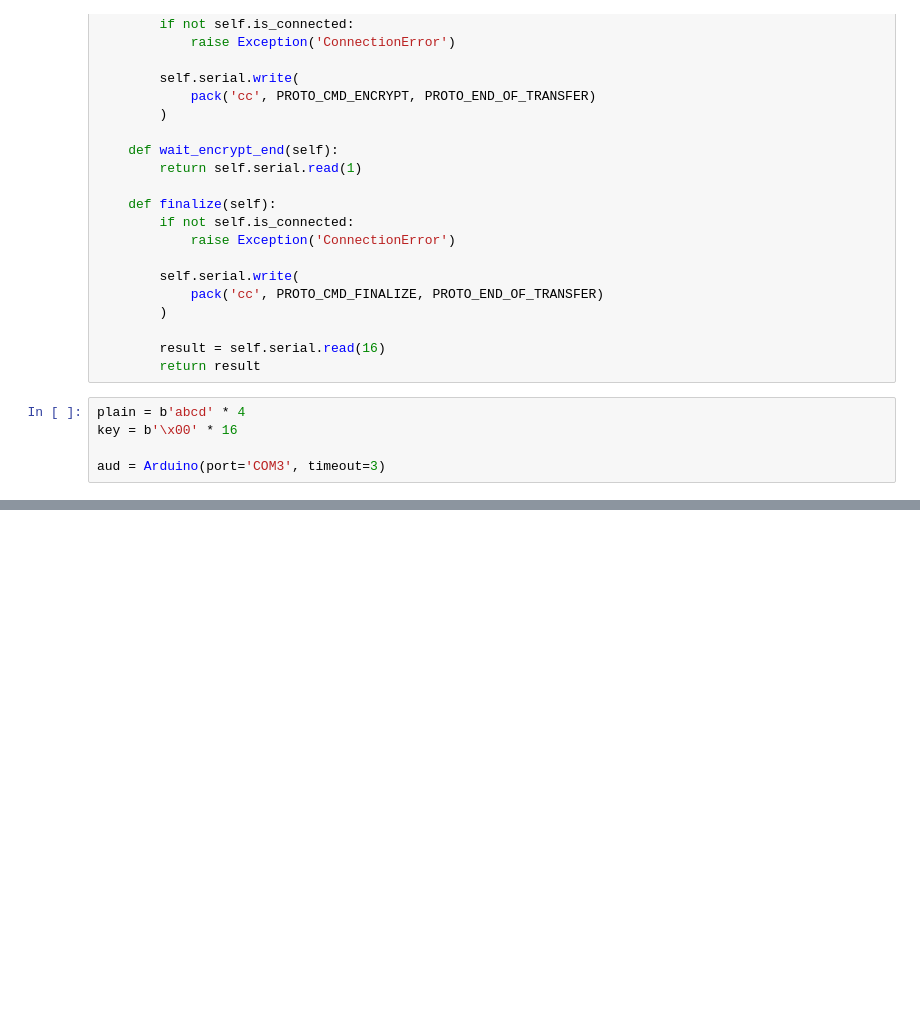
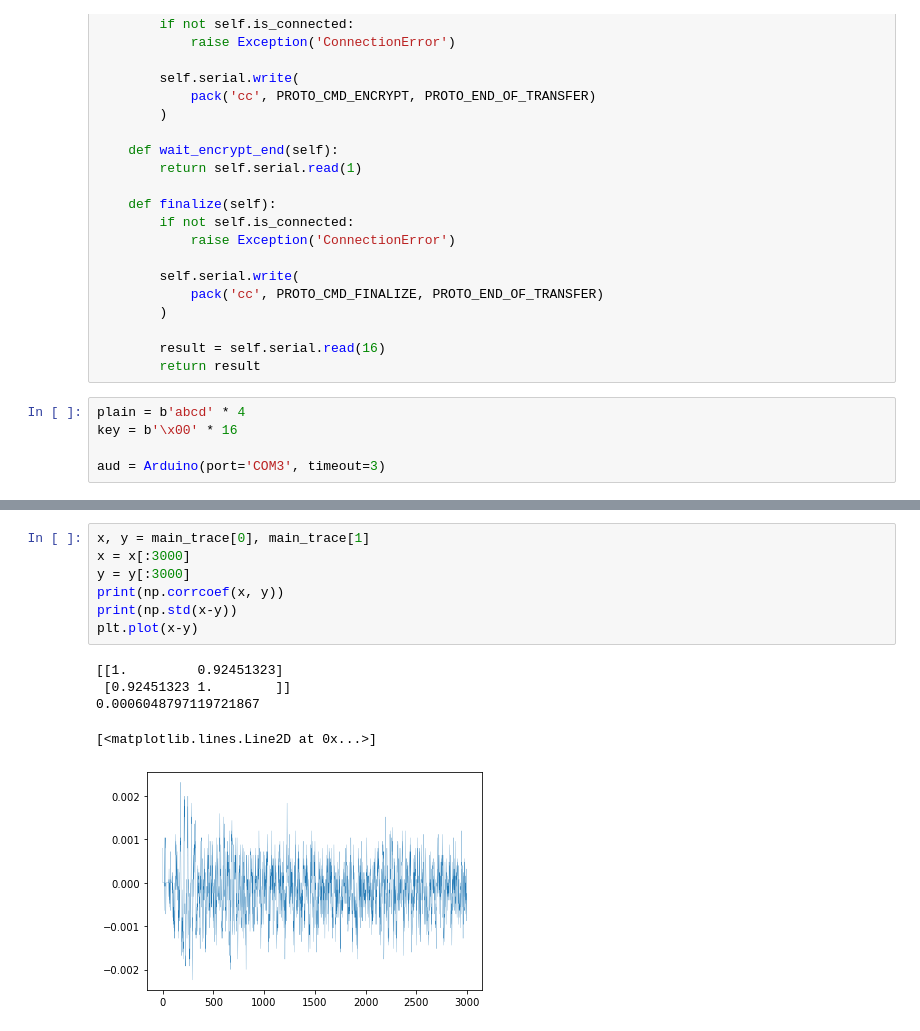
Before and after one commit to JB-Lee/CPA-with-ANN, a Jupyter notebook: src/arduino.ipynb, the cells around one changed output, grey strips where cells are left out. Saved outputs shown, nothing was run; the diff lists cells and outputs as text; blank space fills up the shorter version.

```diff
--- a/src/arduino.ipynb
+++ b/src/arduino.ipynb
@@ -124,0 +171,13 @@ plt.show()
+# %%
+x, y = main_trace[0], main_trace[1]
+x = x[:3000]
+y = y[:3000]
+print(np.corrcoef(x, y))
+print(np.std(x-y))
+plt.plot(x-y)
+# %% [output]
+[[1.         0.92451323]
+ [0.92451323 1.        ]]
+0.0006048797119721867
+[<matplotlib.lines.Line2D at 0x...>]
+[figure, added]
```
Also changed, not shown: parts of 16 cells of this notebook, 1 other file.
